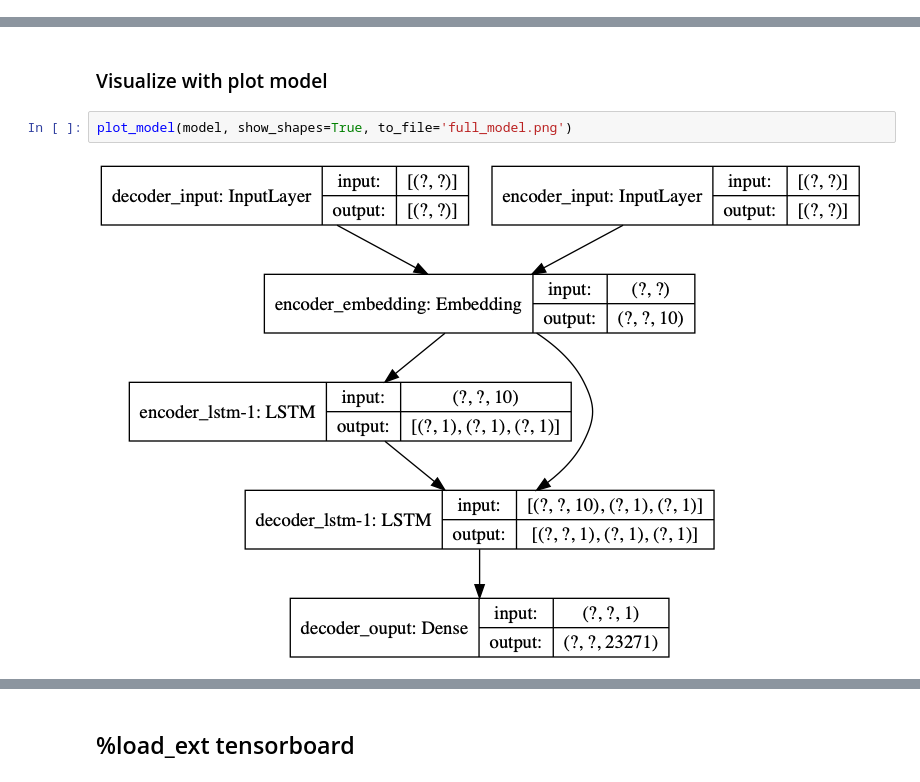
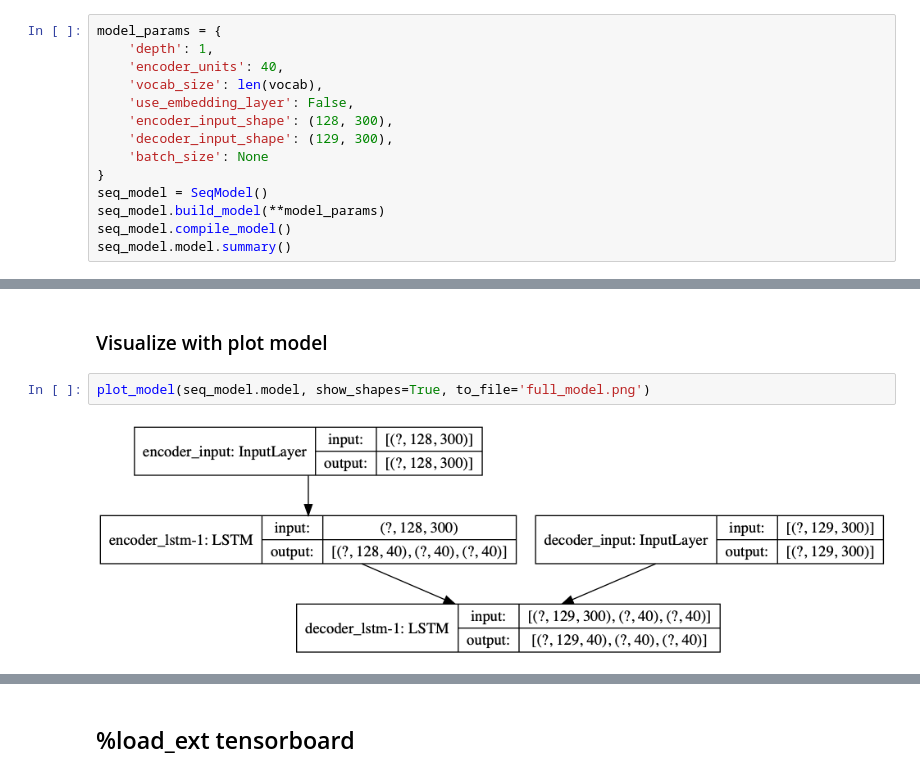
Before and after one commit to erees1/TextGen, a Jupyter notebook: notebooks/02-model_structure.ipynb, the cells around one changed output, grey strips where cells are left out. Cells and saved outputs as stored; diff of their text form.

```diff
--- a/notebooks/02-model_structure.ipynb
+++ b/notebooks/02-model_structure.ipynb
@@ -48,0 +23,14 @@ ________________________________________________________________________________
+# %%
+model_params = {
+    'depth': 1,
+    'encoder_units': 40,
+    'vocab_size': len(vocab),
+    'use_embedding_layer': False,
+    'encoder_input_shape': (128, 300),
+    'decoder_input_shape': (129, 300),
+    'batch_size': None
+}
+seq_model = SeqModel()
+seq_model.build_model(**model_params)
+seq_model.compile_model()
+seq_model.model.summary()
@@ -49,7 +56,7 @@ ________________________________________________________________________________
 # %% [markdown]
 ### Visualize with plot model
 # %%
-plot_model(model, show_shapes=True, to_file='full_model.png')
+plot_model(seq_model.model, show_shapes=True, to_file='full_model.png')
 # %% [output]
-[figure, old version]
+[figure, new version]
 # %%
```
Also changed, not shown: parts of 12 cells of this notebook, 20 other files.
